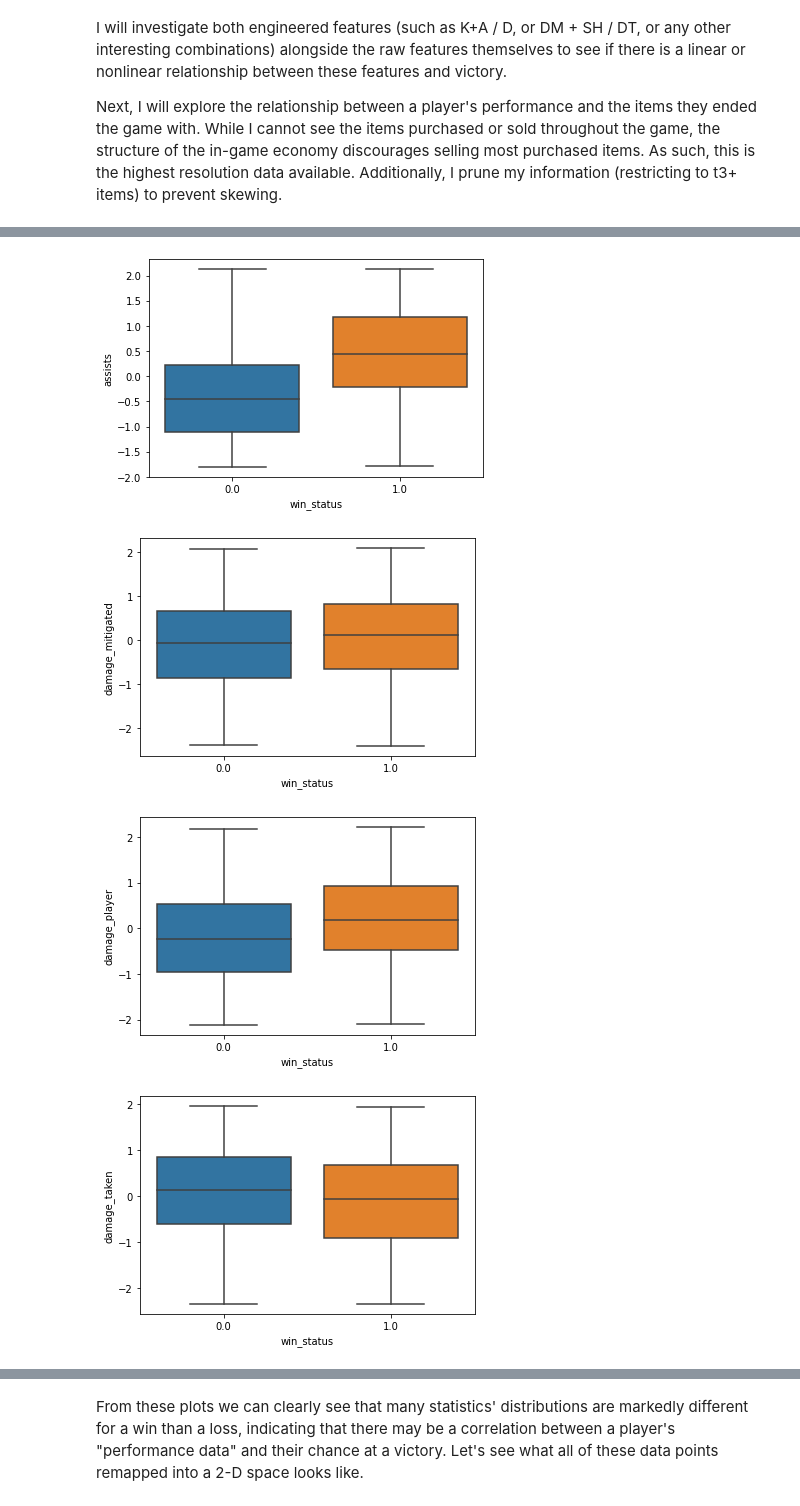
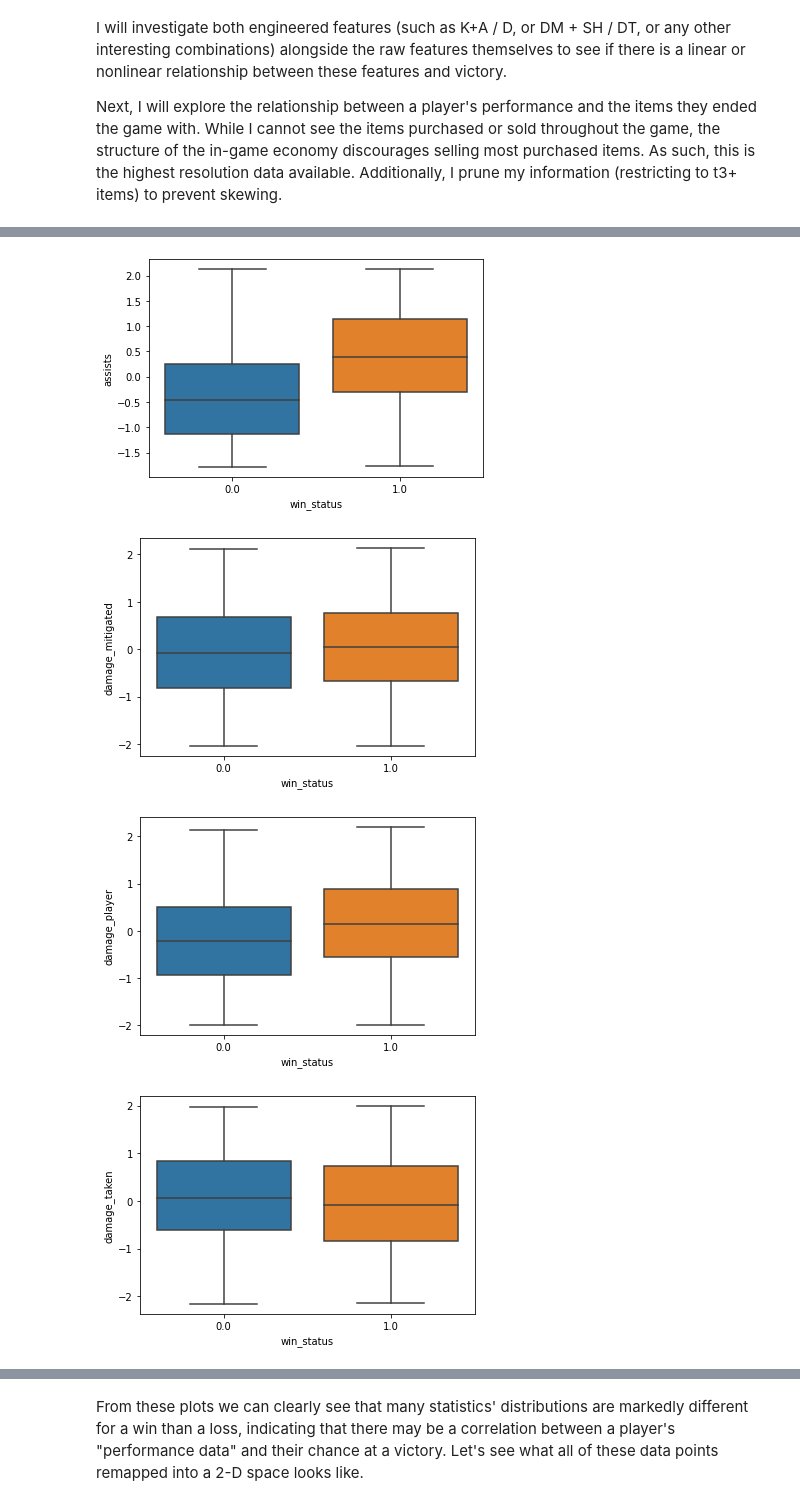
Before and after one commit to JackStillwell/SmiteBuilder, a Jupyter notebook: methodology.ipynb, the cells around one changed output, grey strips where cells are left out. Cells and saved outputs as stored; diff of their text form; code cells hidden in the pictures.

```diff
--- a/methodology.ipynb
+++ b/methodology.ipynb
@@ -51,6 +51,7 @@ col_names = (
     'structure_damage',
     'net_damage_taken',
     'win_status',
+    'match_id',
 )
 
 def in_bounds(row: Dict[str, Any], col_perc_dict: Dict[str, ColPercentile]) -> bool:
@@ -62,7 +63,13 @@ def in_bounds(row: Dict[str, Any], col_perc_dict: Dict[str, ColPercentile]) -> b
     return all(inbounds)
 
 def data_to_df(path: str) -> pd.DataFrame:
-    raw_data = get_matchdata(path)
+    with open(path) as infile:
+        raw_data = [
+            x
+            for x in json.loads(''.join(infile.readlines()))
+            if x["match_time_minutes"] >= 15
+        ]
+
     col_perc_dict = {}
     for col in raw_col_names:
         col_list = [x[col] / x["match_time_minutes"] for x in raw_data]
@@ -90,18 +97,26 @@ def data_to_df(path: str) -> pd.DataFrame:
                     ),
                     x["match_time_minutes"],
                 ),
-                1 if x["win_status"] == "Winner" else 0,
+                [
+                    1 if x["win_status"] == "Winner" else 0,
+                    x["match_id"]
+                ]
+
             )
             for x in raw_data if in_bounds(x, col_perc_dict)
         ]
     )
-    print(data.shape)
     scaler = StandardScaler(copy=False)
-    scaler.fit_transform(data[:,:-1])
+    scaler.fit_transform(data[:,:-2])
     bias = np.ones((data.shape[0], 1))
     data = np.hstack((bias, data))
     df = pd.DataFrame(data, columns=col_names)
     return df
 
-all_dfs = [data_to_df(os.path.join(root, file)) for root, _, files in os.walk('/home/jack/pCloudDrive/SmiteData/conquest_match_data/') for file in files]
+all_dfs = []
+root = '/home/jack/pCloudDrive/SmiteData/conquest_match_data'
+files = os.listdir(root)
+for file in tqdm(files):
+    all_dfs.append(data_to_df(os.path.join(root, file)))
+
 df = data_to_df('/home/jack/pCloudDrive/SmiteData/conquest_match_data/1649.json')
@@ -126,12 +123,12 @@ df = data_to_df('/home/jack/pCloudDrive/SmiteData/conquest_match_data/1649.json'
 # %%
 # First, let's plot our raw features to see any visual correlations between them and victory
 for col in col_names:
-    if col == 'BIAS' or col == 'win_status':
+    if col == 'BIAS' or col == 'win_status' or col == 'match_id':
         continue
     sbn.boxplot(data=df, x='win_status', y=col)
     plt.show()
 # %% [output]
-[figure, old version]
+[figure, new version]
-[figure, old version]
+[figure, new version]
-[figure, old version]
+[figure, new version]
-[figure, old version]
+[figure, new version]
```
Also changed, not shown: parts of 8 cells of this notebook.
